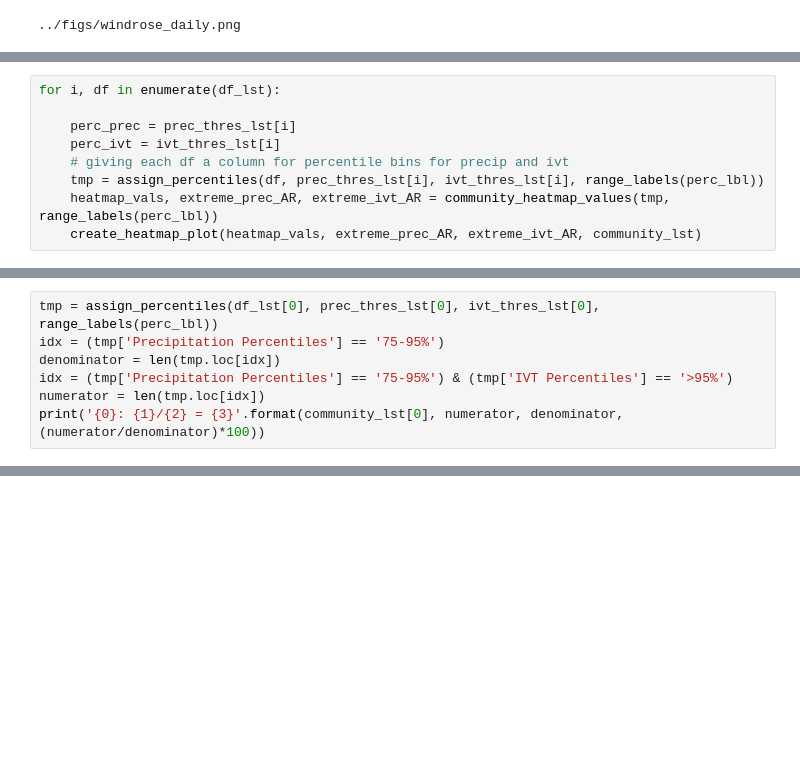
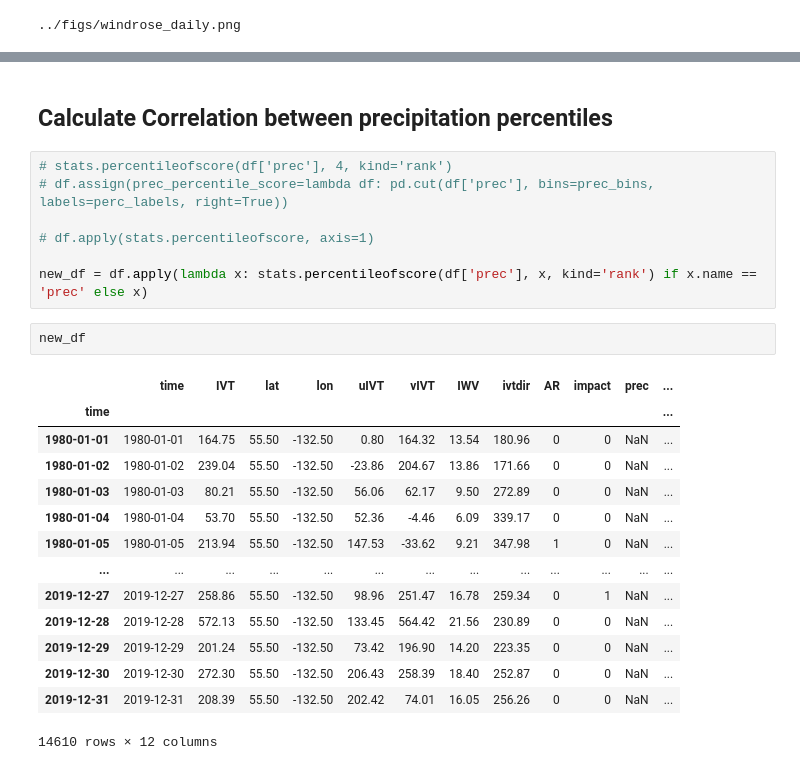
Before and after one commit to dlnash/SEAK_climatology, a Jupyter notebook: analysis/windrose_scatter.ipynb, the cells around one changed output, grey strips where cells are left out. Cells and saved outputs as stored; diff of their text form; blank space fills up the shorter version.

```diff
--- a/analysis/windrose_scatter.ipynb
+++ b/analysis/windrose_scatter.ipynb
@@ -595,9 +600,0 @@ def create_heatmap_plot(heatmap_vals, extreme_prec_AR, extreme_ivt_AR, community
-# %%
-for i, df in enumerate(df_lst):
-
-    perc_prec = prec_thres_lst[i]
-    perc_ivt = ivt_thres_lst[i]
-    # giving each df a column for percentile bins for precip and ivt
-    tmp = assign_percentiles(df, prec_thres_lst[i], ivt_thres_lst[i], range_labels(perc_lbl))
-    heatmap_vals, extreme_prec_AR, extreme_ivt_AR = community_heatmap_values(tmp, range_labels(perc_lbl))
-    create_heatmap_plot(heatmap_vals, extreme_prec_AR, extreme_ivt_AR, community_lst)
@@ -628,7 +600,0 @@ for i, df in enumerate(df_lst):
-# %%
-tmp = assign_percentiles(df_lst[0], prec_thres_lst[0], ivt_thres_lst[0], range_labels(perc_lbl))
-idx = (tmp['Precipitation Percentiles'] == '75-95%')
-denominator = len(tmp.loc[idx])
-idx = (tmp['Precipitation Percentiles'] == '75-95%') & (tmp['IVT Percentiles'] == '>95%')
-numerator = len(tmp.loc[idx])
-print('{0}: {1}/{2} = {3}'.format(community_lst[0], numerator, denominator, (numerator/denominator)*100))
@@ -689,0 +676,26 @@ plt.show()
+# %% [markdown]
+## Calculate Correlation between precipitation percentiles
+# %%
+# stats.percentileofscore(df['prec'], 4, kind='rank')
+# df.assign(prec_percentile_score=lambda df: pd.cut(df['prec'], bins=prec_bins, labels=perc_labels, right=True))
+
+# df.apply(stats.percentileofscore, axis=1)
+
+new_df = df.apply(lambda x: stats.percentileofscore(df['prec'], x, kind='rank') if x.name == 'prec' else x)
+# %%
+new_df
+# %% [output]
+|  | time | IVT | lat | lon | uIVT | vIVT | IWV | ivtdir | AR | impact | prec | ... |
+| time |  |  |  |  |  |  |  |  |  |  |  | ... |
+| 1980-01-01 | 1980-01-01 | 164.75 | 55.50 | -132.50 | 0.80 | 164.32 | 13.54 | 180.96 | 0 | 0 | NaN | ... |
+| 1980-01-02 | 1980-01-02 | 239.04 | 55.50 | -132.50 | -23.86 | 204.67 | 13.86 | 171.66 | 0 | 0 | NaN | ... |
+| 1980-01-03 | 1980-01-03 | 80.21 | 55.50 | -132.50 | 56.06 | 62.17 | 9.50 | 272.89 | 0 | 0 | NaN | ... |
+| 1980-01-04 | 1980-01-04 | 53.70 | 55.50 | -132.50 | 52.36 | -4.46 | 6.09 | 339.17 | 0 | 0 | NaN | ... |
+| 1980-01-05 | 1980-01-05 | 213.94 | 55.50 | -132.50 | 147.53 | -33.62 | 9.21 | 347.98 | 1 | 0 | NaN | ... |
+| ... | ... | ... | ... | ... | ... | ... | ... | ... | ... | ... | ... | ... |
+| 2019-12-27 | 2019-12-27 | 258.86 | 55.50 | -132.50 | 98.96 | 251.47 | 16.78 | 259.34 | 0 | 1 | NaN | ... |
+| 2019-12-28 | 2019-12-28 | 572.13 | 55.50 | -132.50 | 133.45 | 564.42 | 21.56 | 230.89 | 0 | 0 | NaN | ... |
+| 2019-12-29 | 2019-12-29 | 201.24 | 55.50 | -132.50 | 73.42 | 196.90 | 14.20 | 223.35 | 0 | 0 | NaN | ... |
+| 2019-12-30 | 2019-12-30 | 272.30 | 55.50 | -132.50 | 206.43 | 258.39 | 18.40 | 252.87 | 0 | 0 | NaN | ... |
+| 2019-12-31 | 2019-12-31 | 208.39 | 55.50 | -132.50 | 202.42 | 74.01 | 16.05 | 256.26 | 0 | 0 | NaN | ... |
+14610 rows × 12 columns
```
Also changed, not shown: parts of 14 cells of this notebook, 5 other files.
